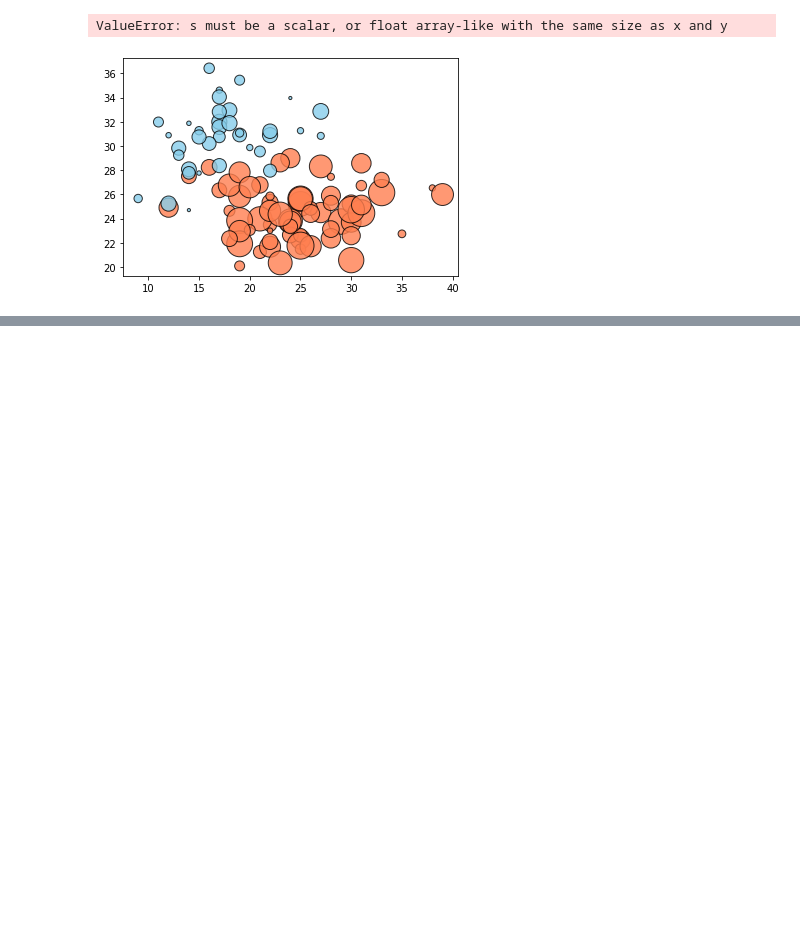
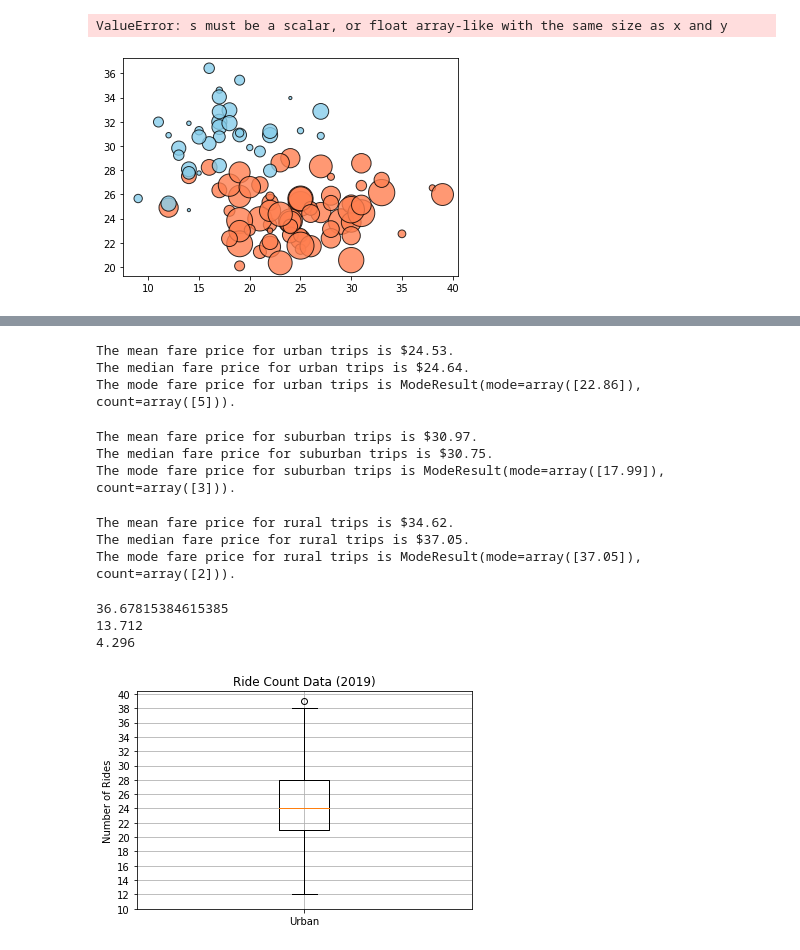
Before and after one commit to da-isaac/pyber-analysis, a Jupyter notebook: PyBer.ipynb, the cells around one changed output, grey strips where cells are left out. Saved outputs shown, nothing was run; the diff lists cells and outputs as text; code cells hidden in the pictures; blank space fills up the shorter version.

Commit message:
Created multiple box-and-whisker plots with data

```diff
--- a/PyBer.ipynb
+++ b/PyBer.ipynb
@@ -210,0 +338,42 @@ plt.savefig("Resources/Fig1.png")
+# %%
+# Calculate statistics for urban cities
+mean_urban_fares = np.mean(urban_fares)
+print(f"The mean fare price for urban trips is ${mean_urban_fares:.2f}.")
+
+median_urban_fares = np.median(urban_fares)
+print(f"The median fare price for urban trips is ${median_urban_fares:.2f}.")
+
+mode_urban_fares = sts.mode(urban_fares)
+print(f"The mode fare price for urban trips is {mode_urban_fares}.")
+# %% [output]
+The mean fare price for urban trips is $24.53.
+The median fare price for urban trips is $24.64.
+The mode fare price for urban trips is ModeResult(mode=array([22.86]), count=array([5])).
+# %%
+# Calculate statistics for suburban cities
+mean_suburban_fares = np.mean(suburban_fares)
+print(f"The mean fare price for suburban trips is ${mean_suburban_fares:.2f}.")
+
+median_suburban_fares = np.median(suburban_fares)
+print(f"The median fare price for suburban trips is ${median_suburban_fares:.2f}.")
+
+mode_suburban_fares = sts.mode(suburban_fares)
+print(f"The mode fare price for suburban trips is {mode_suburban_fares}.")
+# %% [output]
+The mean fare price for suburban trips is $30.97.
+The median fare price for suburban trips is $30.75.
+The mode fare price for suburban trips is ModeResult(mode=array([17.99]), count=array([3])).
+# %%
+# Calculate statistics for rural cities
+mean_rural_fares = np.mean(rural_fares)
+print(f"The mean fare price for rural trips is ${mean_rural_fares:.2f}.")
+
+median_rural_fares = np.median(rural_fares)
+print(f"The median fare price for rural trips is ${median_rural_fares:.2f}.")
+
+mode_rural_fares = sts.mode(rural_fares)
+print(f"The mode fare price for rural trips is {mode_rural_fares}.")
+# %% [output]
+The mean fare price for rural trips is $34.62.
+The median fare price for rural trips is $37.05.
+The mode fare price for rural trips is ModeResult(mode=array([37.05]), count=array([2])).
@@ -210,0 +385,22 @@ plt.savefig("Resources/Fig1.png")
+# %%
+print(urban_drivers.mean())
+print(suburban_drivers.mean())
+print(rural_drivers.mean())
+# %% [output]
+36.67815384615385
+13.712
+4.296
+# %%
+# Create a box-and-whisker plot for urban cities (object oriented way)
+x_labels = ["Urban"]
+fig, ax = plt.subplots()
+ax.boxplot(urban_ride_count, labels=x_labels)
+
+# Add title, y-axis label, and grid
+ax.set_title('Ride Count Data (2019)')
+ax.set_ylabel('Number of Rides')
+ax.set_yticks(np.arange(10, 41, step=2.0))
+ax.grid()
+plt.show()
+# %% [output]
+[figure, added]
```
Also changed, not shown: parts of 20 cells of this notebook.
